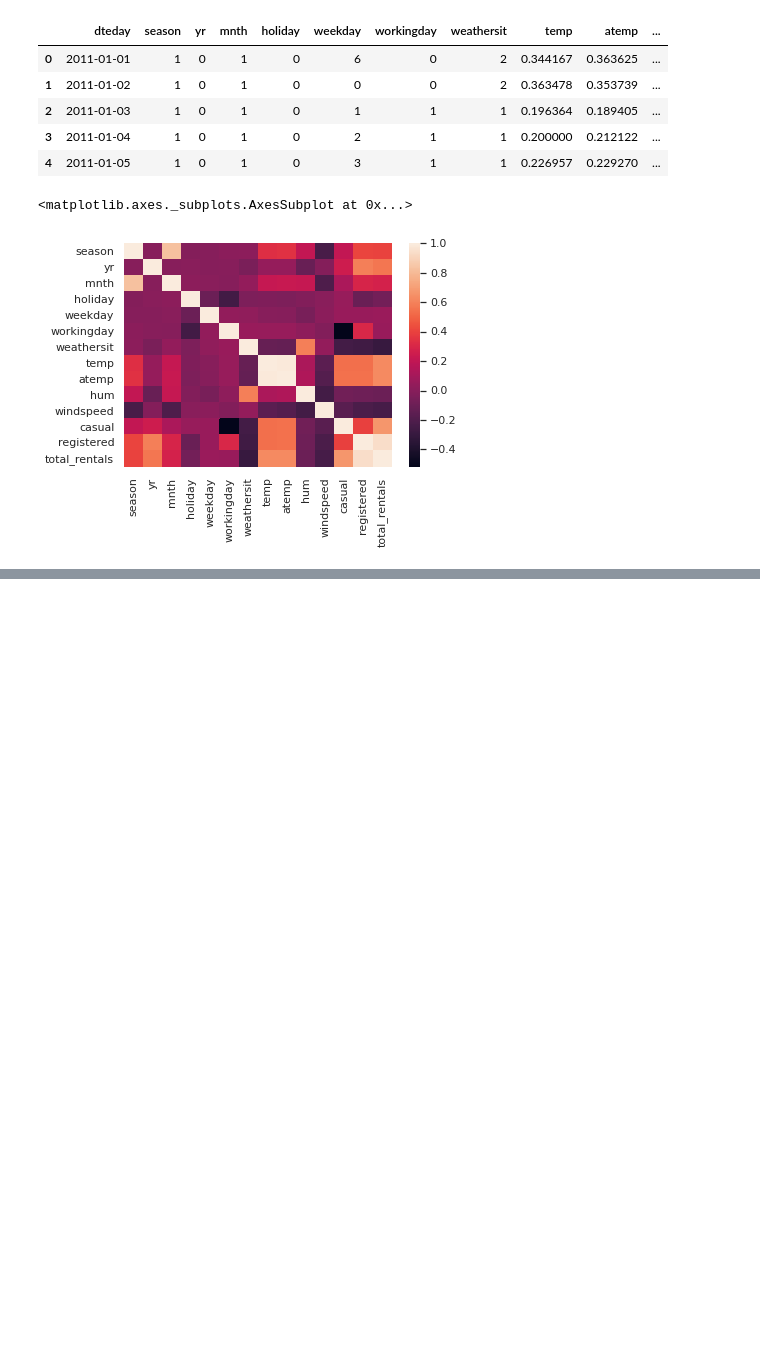
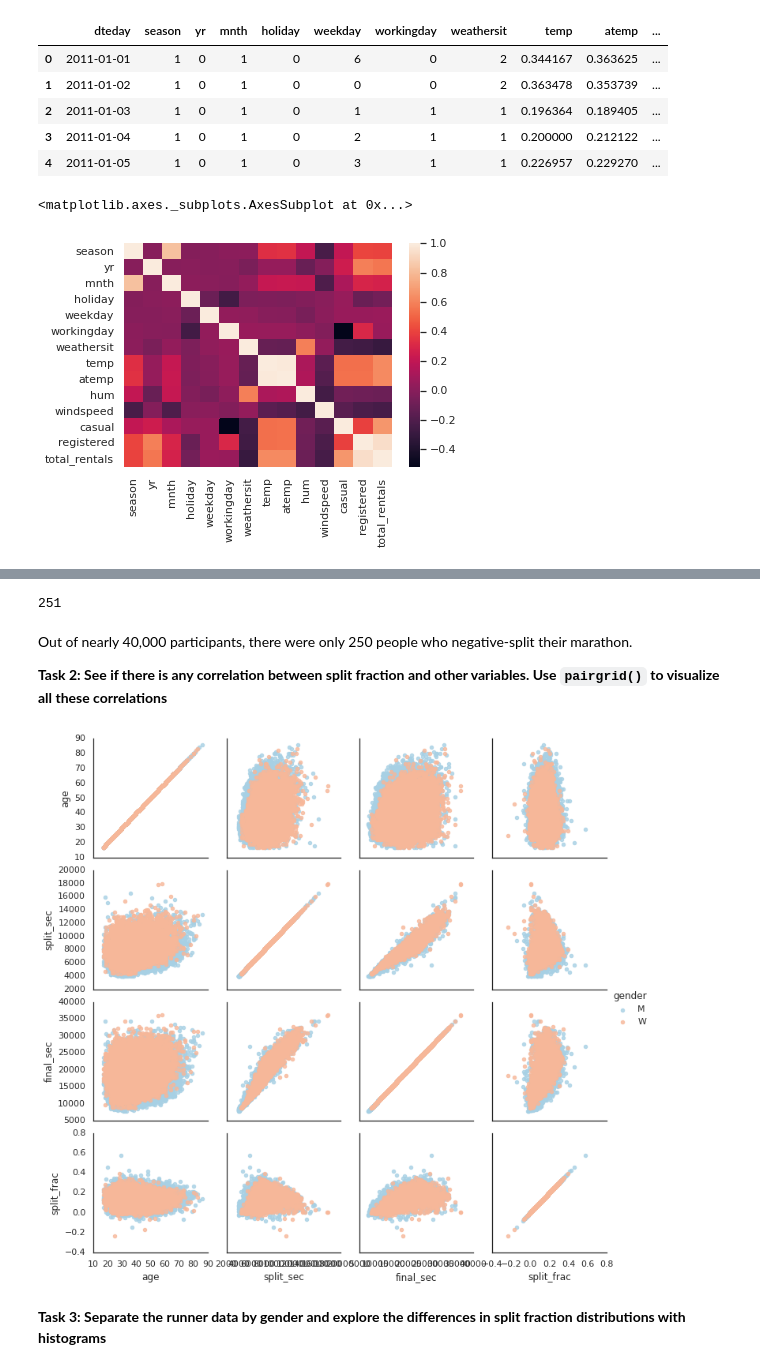
Before and after one commit to tbeucler/2022_Intro_Python, a Jupyter notebook: Week4_2_Seaborn.ipynb, the cells around one changed output, grey strips where cells are left out. Drawn from its saved outputs; the diff is of its cells as text; code cells hidden in the pictures; blank space fills up the shorter version.

```diff
--- a/Week4_2_Seaborn.ipynb
+++ b/Week4_2_Seaborn.ipynb
@@ -274,0 +338,3 @@ sns.heatmap(df.corr())
+# %%
+data['split_frac'] = 1 - 2 * data['split_sec'] / data['final_sec']
+data.head()
@@ -274,0 +348,8 @@ sns.heatmap(df.corr())
+# %%
+sum(data.split_frac < 0)
+# %% [output]
+251
+# %% [markdown]
+Out of nearly 40,000 participants, there were only 250 people who negative-split their marathon.
+
+**Task 2: See if there is any correlation between split fraction and other variables. Use ``pairgrid()`` to visualize all these correlations**
@@ -274,0 +358,10 @@ sns.heatmap(df.corr())
+# %%
+#@title Answer
+g = sns.PairGrid(data, vars=['age', 'split_sec', 'final_sec', 'split_frac'],
+                 hue='gender', palette='RdBu_r')
+g.map(plt.scatter, alpha=0.8)
+g.add_legend();
+# %% [output]
+[figure, added]
+# %% [markdown]
+**Task 3: Separate the runner data by gender and explore the differences in split fraction distributions with histograms**
```
Also changed, not shown: parts of 16 cells of this notebook.
